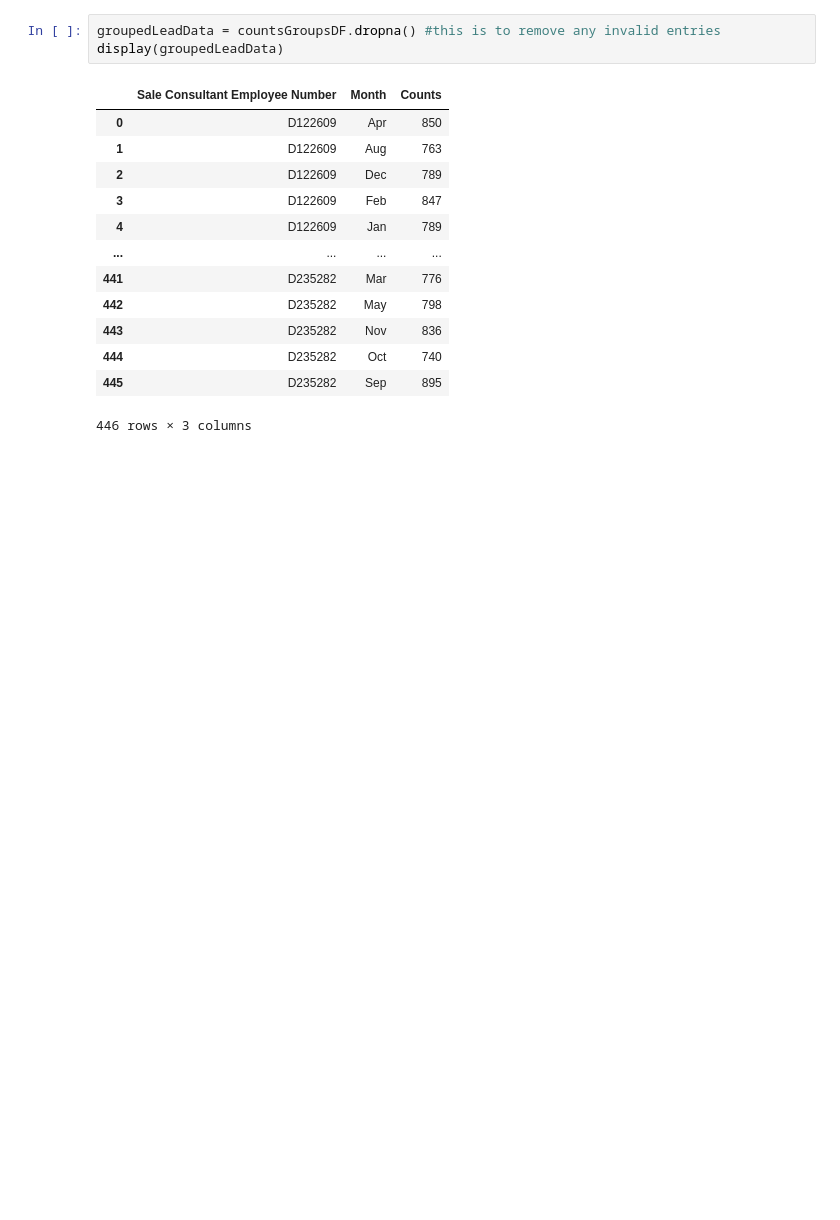
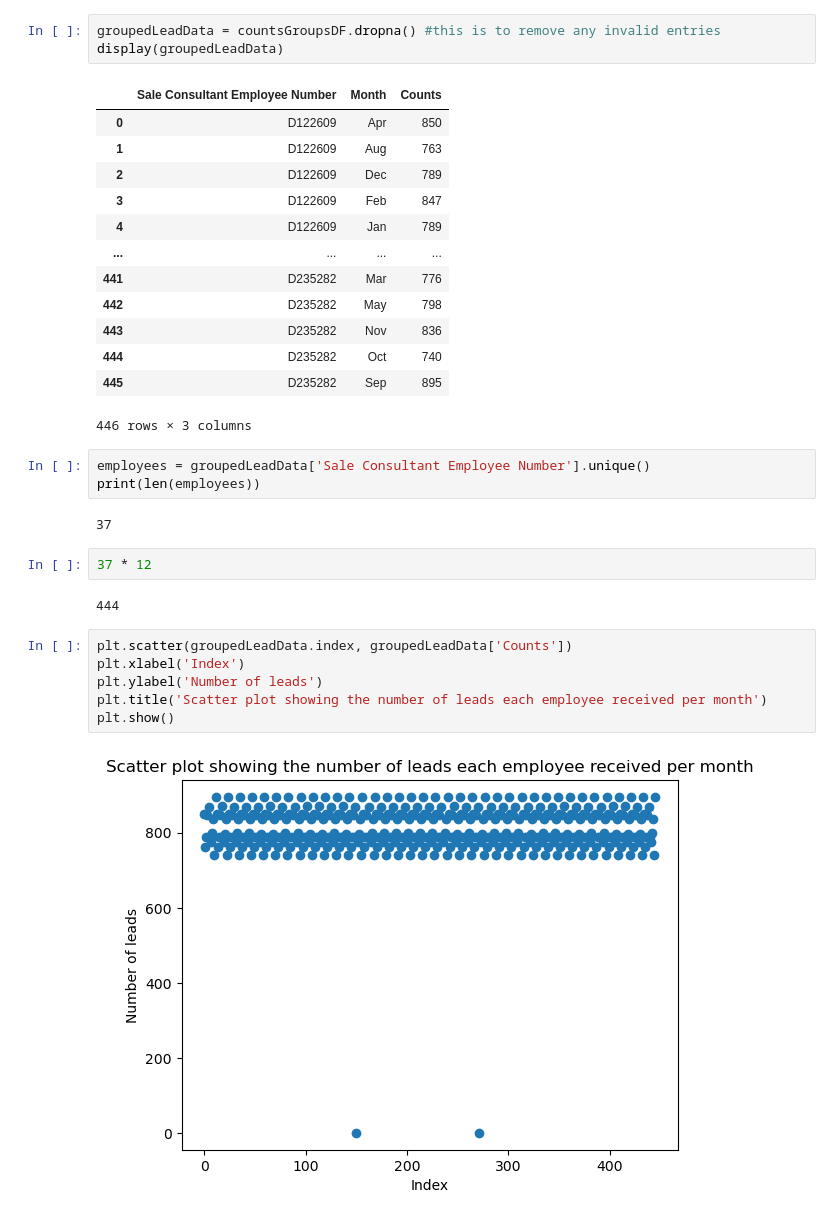
Before and after one commit to ElMaruTheChico/Best-Service-International-Case-Study, a Jupyter notebook: Notebooks/BestServiceInternationalCaseStudy.ipynb, the cells around one changed output. Saved outputs shown, nothing was run; the diff lists cells and outputs as text; blank space fills up the shorter version.

```diff
--- a/Notebooks/BestServiceInternationalCaseStudy.ipynb
+++ b/Notebooks/BestServiceInternationalCaseStudy.ipynb
@@ -218,3 +218,20 @@ display(groupedLeadData)
 | 444 | D235282 | Oct | 740 |
 | 445 | D235282 | Sep | 895 |
 446 rows × 3 columns
+# %%
+employees = groupedLeadData['Sale Consultant Employee Number'].unique()
+print(len(employees))
+# %% [output]
+37
+# %%
+37 * 12
+# %% [output]
+444
+# %%
+plt.scatter(groupedLeadData.index, groupedLeadData['Counts'])
+plt.xlabel('Index')
+plt.ylabel('Number of leads')
+plt.title('Scatter plot showing the number of leads each employee received per month')
+plt.show()
+# %% [output]
+[figure, added]
```
Also changed, not shown: parts of 4 cells of this notebook.
